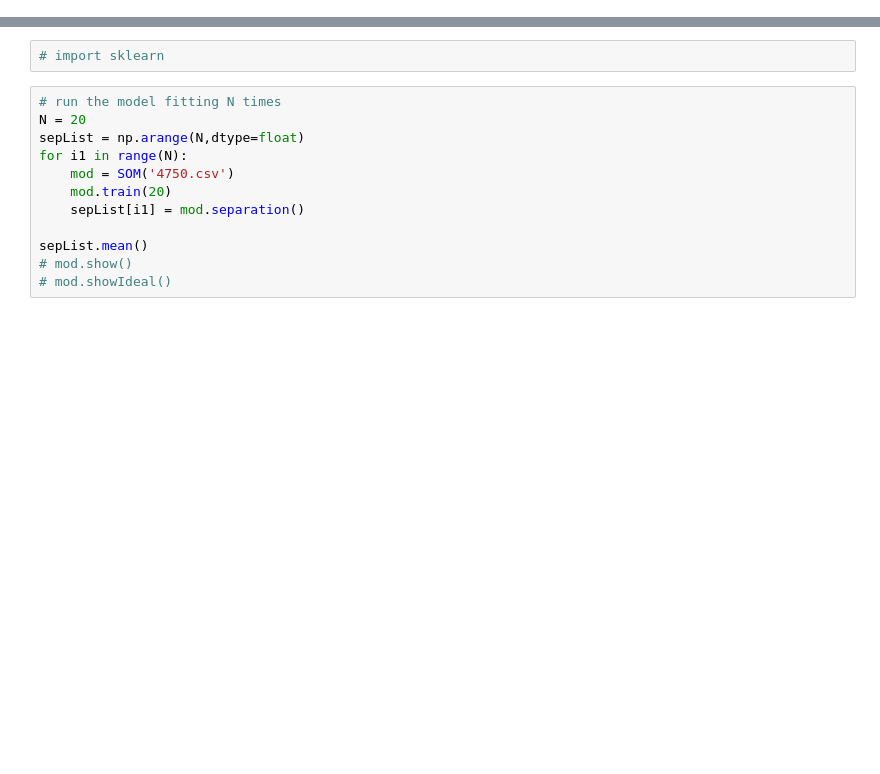
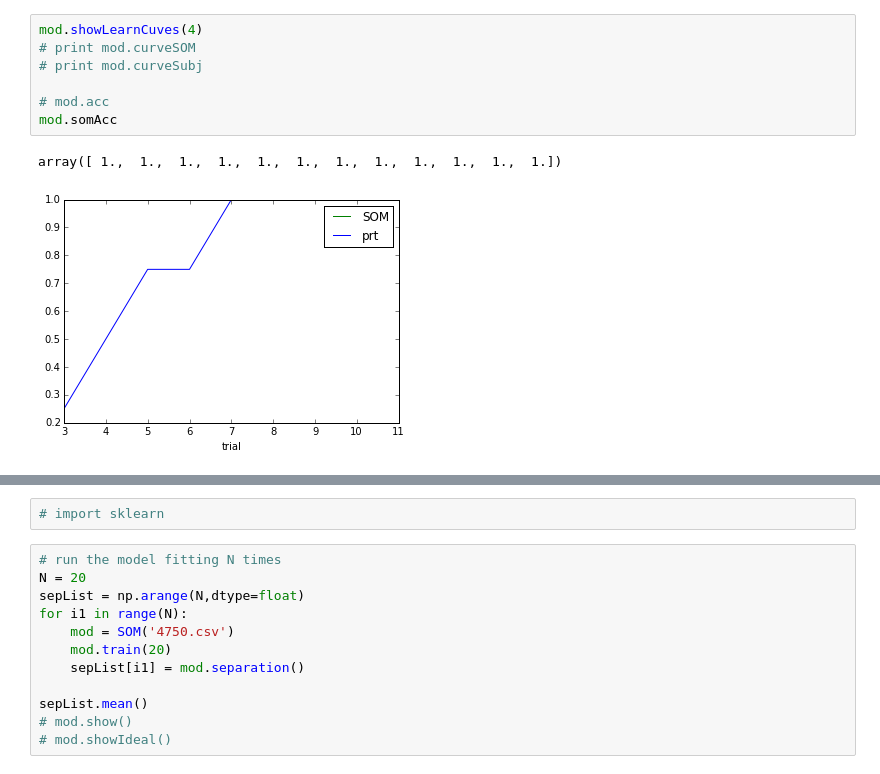
Before and after one commit to sriveravi/som, a Jupyter notebook: runSOM2.ipynb, the cells around one changed output, grey strips where cells are left out. Cells and saved outputs as stored; diff of their text form; blank space fills up the shorter version.

```diff
--- a/runSOM2.ipynb
+++ b/runSOM2.ipynb
@@ -321,3 +413,13 @@ SOM and infants agee M+SD: 0.53 +- 0.50
+# %%
+mod.showLearnCuves(4)
+# print mod.curveSOM
+# print mod.curveSubj
+
+# mod.acc
+mod.somAcc
+# %% [output]
+array([ 1.,  1.,  1.,  1.,  1.,  1.,  1.,  1.,  1.,  1.,  1.,  1.])
+[figure, added]
 # %%
 # Optimize learning rate to maximize SOM/infant prediction correlation
 
```
Also changed, not shown: parts of 14 cells of this notebook.
